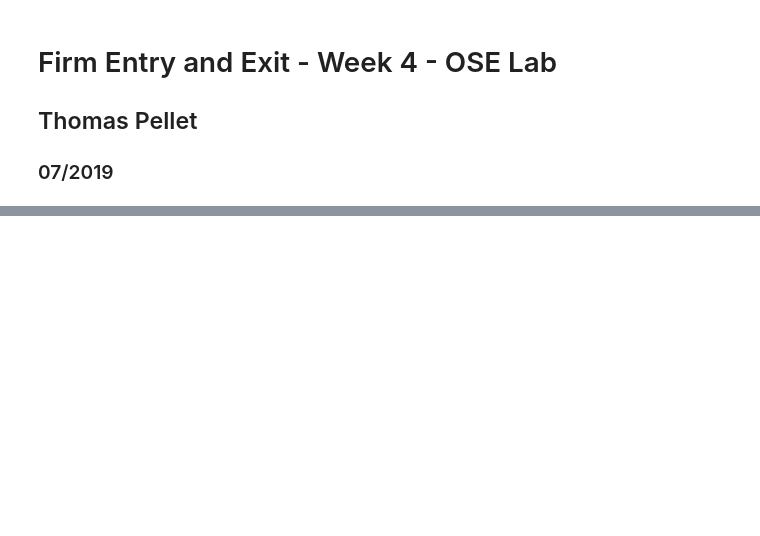
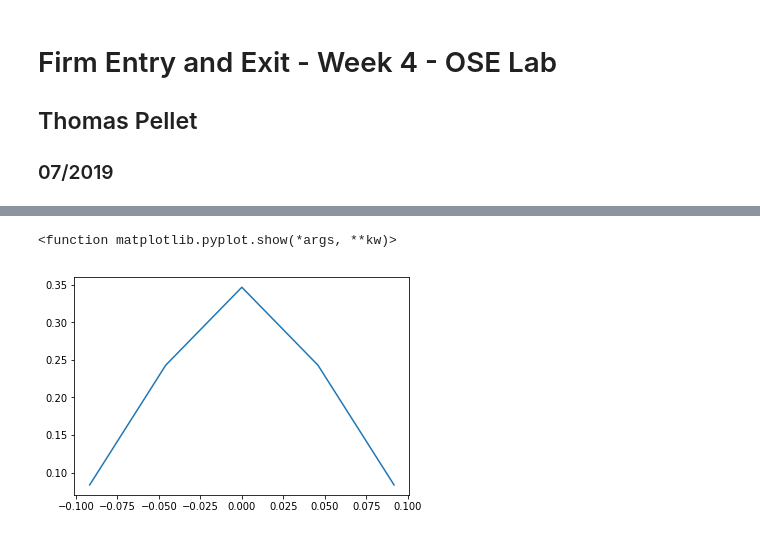
Before and after one commit to jeannesorin/BootCamp2019, a Jupyter notebook: ProblemSets/Econ/Week4/Firm Dynamics/Pbset - Firm Entry and Exit.ipynb, the cells around one changed output, grey strips where cells are left out. Saved outputs shown, nothing was run; the diff lists cells and outputs as text; code cells hidden in the pictures; blank space fills up the shorter version.

```diff
--- a/ProblemSets/Econ/Week4/Firm Dynamics/Pbset - Firm Entry and Exit.ipynb
+++ b/ProblemSets/Econ/Week4/Firm Dynamics/Pbset - Firm Entry and Exit.ipynb
@@ -279,0 +669,40 @@ plt.show()
+# %%
+# Guess for the distribution of firms across capital and productivity states
+Stay = exit*(-1) + 1
+Stay = np.tile(Stay,(Nϵ,sizeK))
+print("Dimensions of Stay matrix", Stay.shape)
+#stack Kgrid Nϵ times
+K = np.repeat(Kgrid, Nϵ)
+print("Dimensions of K", K.shape)
+
+
+#Expand the transition matrix for the markov process
+Πϵ = np.tile(P,(sizeK, sizeK))
+print("Dimensions of Markov process", Πϵ.shape)
+
+# Flatten Kprime
+Kprime = np.tile(Kp,(Nϵ,sizeK))
+print("Dimensions of Kprime process", Kprime.shape)
+Πk = np.zeros_like(Πϵ)
+
+# Compute mass of points at each K'
+
+for i,item in enumerate(K):
+    Πk[i] = np.sum(np.abs(Kprime - K[i]) < np.abs(K[0] - K[1]))/len(K)
+    print(Πk[i])
+
+print(Πk)
+print("Dimensions of Pi k process", Πk.shape)
+
+G = np.ones(Nϵ*sizeK)/(Nϵ*sizeK)
+
+#Distribution of nu
+D = np.tile(distribution,sizeK)
+
+T = Πϵ*Πk*Stay
+m = 1
+for i in range(1000):
+    G = np.dot(G,T) + m*D
+
+print("Final distribution: ", G)
+# Simulate over the policy function for K
@@ -279,0 +755,6 @@ plt.show()
+# %%
+plt.plot(A[0:Nϵ], G[0:Nϵ])
+plt.show
+# %% [output]
+<function matplotlib.pyplot.show(*args, **kw)>
+[figure, added]
```
Also changed, not shown: parts of 27 cells of this notebook, 1 other file.
